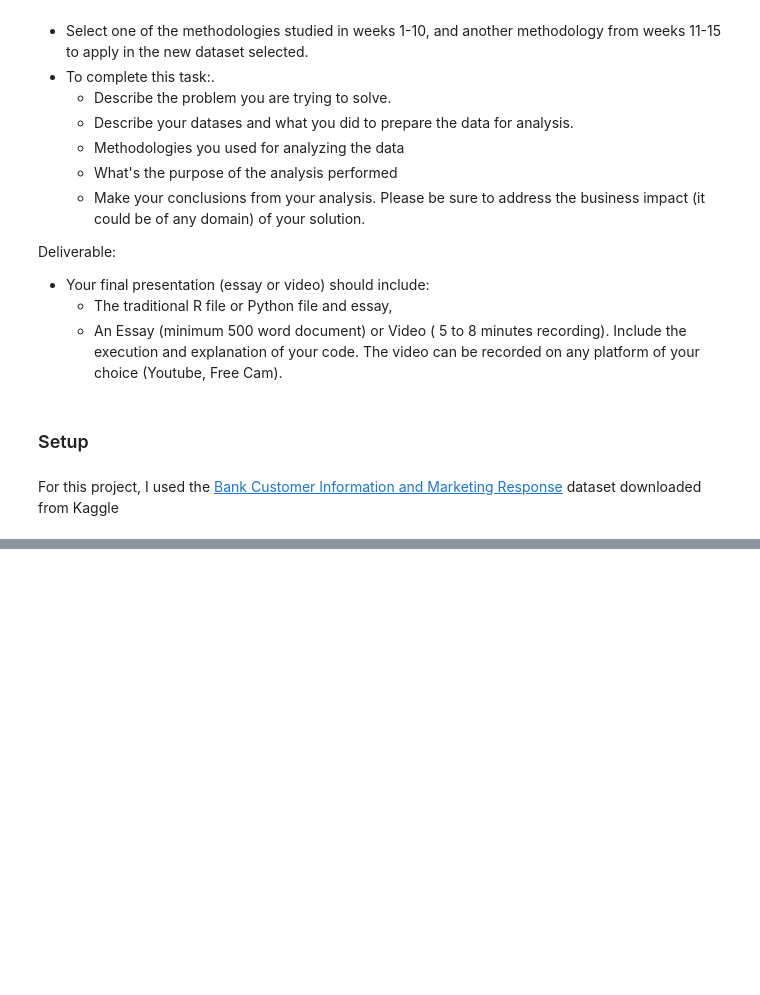
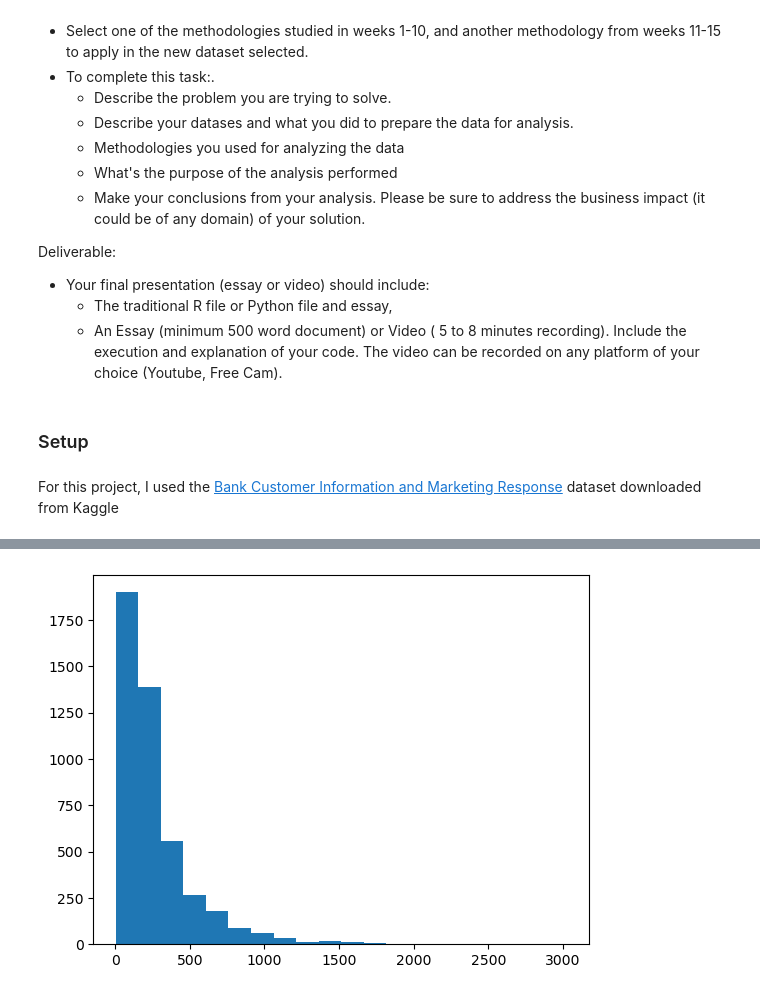
Before and after one commit to klmartin1998/spring2024-data622, a Jupyter notebook: assignments/assignment4/data622_final_project.ipynb, the cells around one changed output, grey strips where cells are left out. Drawn from its saved outputs; the diff is of its cells as text; code cells hidden in the pictures; blank space fills up the shorter version.

```diff
--- a/assignments/assignment4/data622_final_project.ipynb
+++ b/assignments/assignment4/data622_final_project.ipynb
@@ -40,0 +86,5 @@ pd.read_csv('bank.csv')
+# %%
+plt.hist(responses_raw['duration'], bins=20)
+plt.show()
+# %% [output]
+[figure, added]
```
Also changed, not shown: parts of 70 cells of this notebook.
